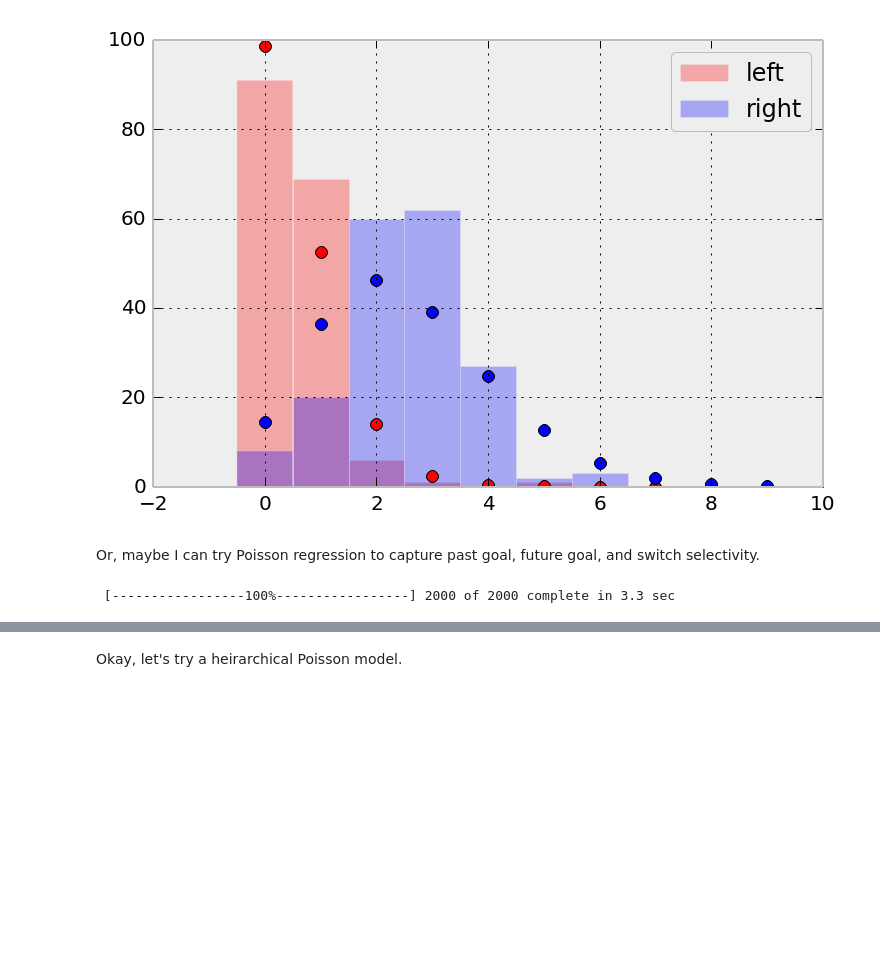
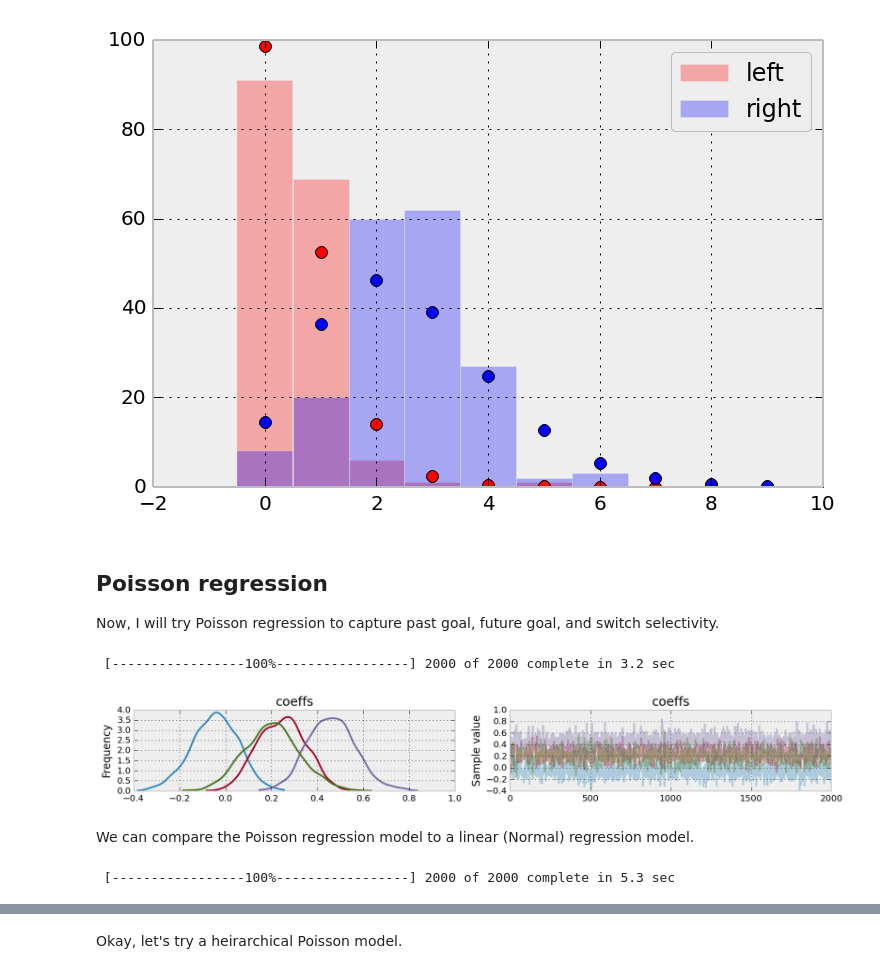
Before and after one commit to mcleonard/wm_paper, a Jupyter notebook: Goal selectivity.ipynb, the cells around one changed output, grey strips where cells are left out. Drawn from its saved outputs; the diff is of its cells as text; code cells hidden in the pictures; blank space fills up the shorter version.

```diff
--- a/Goal selectivity.ipynb
+++ b/Goal selectivity.ipynb
@@ -112,12 +111,11 @@ for unit in units:
         # Do the inference
         start = pm.find_MAP()
         step = pm.Slice()
-        trace = pm.sample(3000, step, start=start, progressbar=False)
+        trace = pm.sample(2000, step, start=start, progressbar=False)
 
     p_selective = min((trace['delta'][500:]>=0).mean(),
                   (trace['delta'][500:]<=0).mean())
     U, p_mw = sp.stats.mannwhitneyu(spikes[my.RIGHT], spikes[my.LEFT])
-    #print(p_selective, p_mw)
 
     p_results['bayes'].append(p_selective)
     p_results['mw_U'].append(p_mw)
@@ -257,10 +244,13 @@ leg = ax.legend()
 # %% [output]
 [figure]
 # %% [markdown]
-Or, maybe I can try Poisson regression to capture past goal, future goal, and switch selectivity.
+Poisson regression
+------------------
+
+Now, I will try Poisson regression to capture past goal, future goal, and switch selectivity.
 # %%
-lkr.lock('C in')
-unit = 236
+lkr.lock('C out')
+unit = 317
 data = lkr[unit].groupby(['PG outcome', 'FG outcome']).get_group((my.HIT, my.HIT))
 data['switch'] = ~(data['PG port'] == data['FG port'])+1
 
@@ -269,7 +259,7 @@ predictors = data[['PG port', 'FG port', 'switch']]-1
 predictors['const'] = 1. # Include the intercept
 # %%
 import theano.tensor as t
-with pm.Model() as model:
+with pm.Model() as poisson_model:
     # priors for coefficients
     coeffs = pm.Normal('coeffs', 0, sd=1, shape=(1, predictors.shape[1]))
 
@@ -277,9 +267,15 @@ with pm.Model() as model:
 
     obs = pm.Poisson('obs', p, observed=spikes.values.ravel())
 # %%
-with model:
+with poisson_model:
     start = pm.find_MAP()
     step = pm.NUTS()
-    trace = pm.sample(2000, step, start=start)
+    poisson_trace = pm.sample(2000, step, start=start)
 # %% [output]
- [-----------------100%-----------------] 2000 of 2000 complete in 3.3 sec
+ [-----------------100%-----------------] 2000 of 2000 complete in 3.2 sec
+# %%
+fig = pm.traceplot(poisson_trace)
+# %% [output]
+[figure, added]
+# %% [markdown]
+We can compare the Poisson regression model to a linear (Normal) regression model.
@@ -286,3 +291,10 @@ with model:
+# %%
+with linear_model:
+    start = pm.find_MAP()
+    step = pm.NUTS()
+    linear_trace = pm.sample(2000, step, start=start)
+# %% [output]
+ [-----------------100%-----------------] 2000 of 2000 complete in 5.3 sec
 # %%
 fig = pm.traceplot(trace)
 # %% [output]
```
Also changed, not shown: parts of 19 cells of this notebook.
